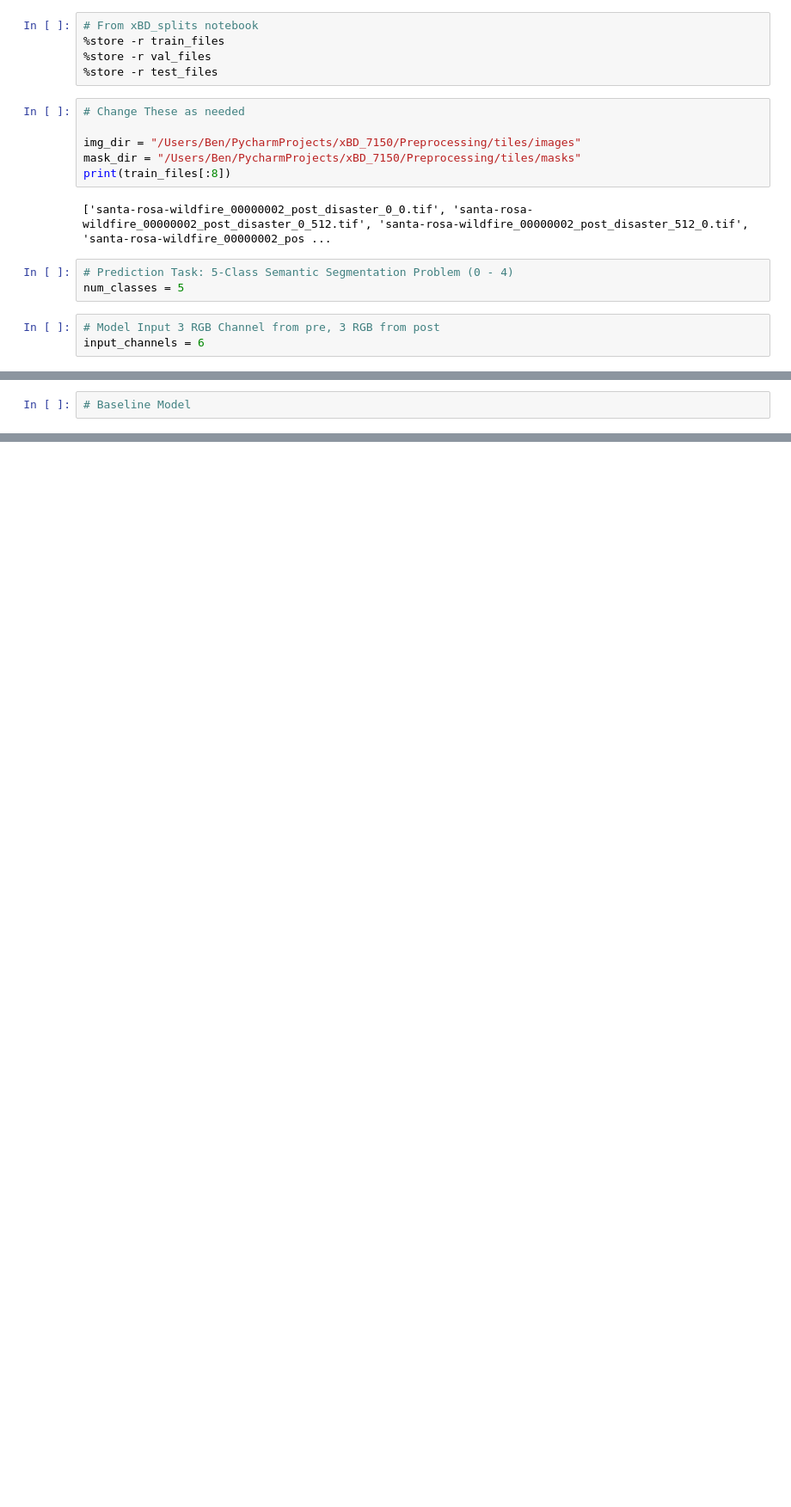
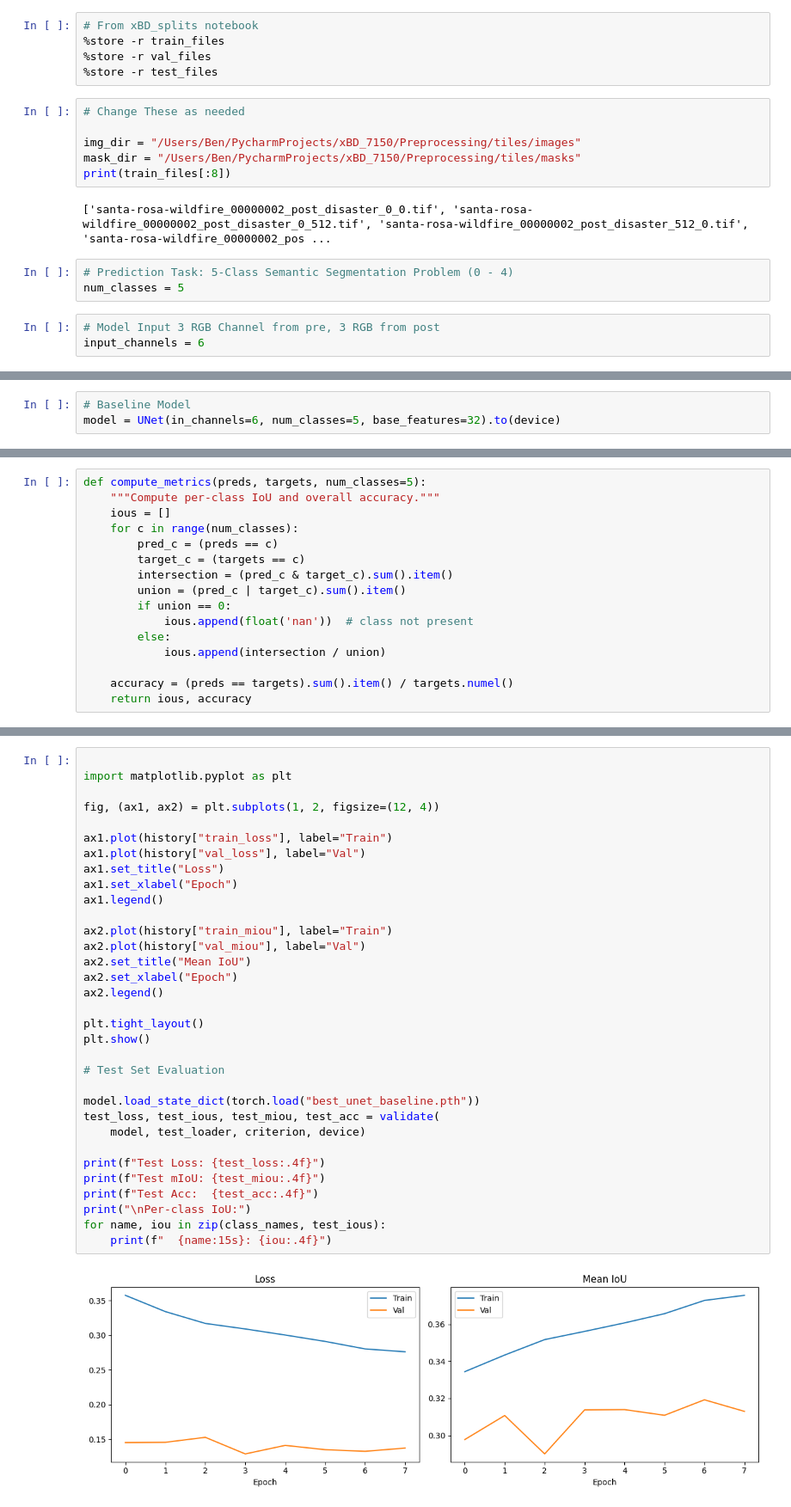
Before and after one commit to linbenji/Damage_Assessment_on_xBD, a Jupyter notebook: Model_Architectures/baseline_UNet.ipynb, the cells around one changed output, grey strips where cells are left out. Shown at 86% size. Drawn from its saved outputs; the diff is of its cells as text; blank space fills up the shorter version.

Commit message:
updated baseline U-net

```diff
--- a/Model_Architectures/baseline_UNet.ipynb
+++ b/Model_Architectures/baseline_UNet.ipynb
@@ -88,3 +173,6 @@ tensor(0) tensor(3)
+# %%
+# Baseline Model
+model = UNet(in_channels=6, num_classes=5, base_features=32).to(device)
 # %%
 # Loss Function with weights (Want damage to be weighted more)
 
@@ -100,4 +186,18 @@ import torch.optim as optim
 optimizer = optim.Adam(model.parameters(), lr = 1e-4)
 # %%
-# Baseline Model
+def compute_metrics(preds, targets, num_classes=5):
+    """Compute per-class IoU and overall accuracy."""
+    ious = []
+    for c in range(num_classes):
+        pred_c = (preds == c)
+        target_c = (targets == c)
+        intersection = (pred_c & target_c).sum().item()
+        union = (pred_c | target_c).sum().item()
+        if union == 0:
+            ious.append(float('nan'))  # class not present
+        else:
+            ious.append(intersection / union)
+
+    accuracy = (preds == targets).sum().item() / targets.numel()
+    return ious, accuracy
 # %%
@@ -104,0 +356,35 @@ optimizer = optim.Adam(model.parameters(), lr = 1e-4)
+# %%
+
+import matplotlib.pyplot as plt
+
+fig, (ax1, ax2) = plt.subplots(1, 2, figsize=(12, 4))
+
+ax1.plot(history["train_loss"], label="Train")
+ax1.plot(history["val_loss"], label="Val")
+ax1.set_title("Loss")
+ax1.set_xlabel("Epoch")
+ax1.legend()
+
+ax2.plot(history["train_miou"], label="Train")
+ax2.plot(history["val_miou"], label="Val")
+ax2.set_title("Mean IoU")
+ax2.set_xlabel("Epoch")
+ax2.legend()
+
+plt.tight_layout()
+plt.show()
+
+# Test Set Evaluation
+
+model.load_state_dict(torch.load("best_unet_baseline.pth"))
+test_loss, test_ious, test_miou, test_acc = validate(
+    model, test_loader, criterion, device)
+
+print(f"Test Loss: {test_loss:.4f}")
+print(f"Test mIoU: {test_miou:.4f}")
+print(f"Test Acc:  {test_acc:.4f}")
+print("\nPer-class IoU:")
+for name, iou in zip(class_names, test_ious):
+    print(f"  {name:15s}: {iou:.4f}")
+# %% [output]
+[figure, added]
```
Also changed, not shown: parts of 14 cells of this notebook.
